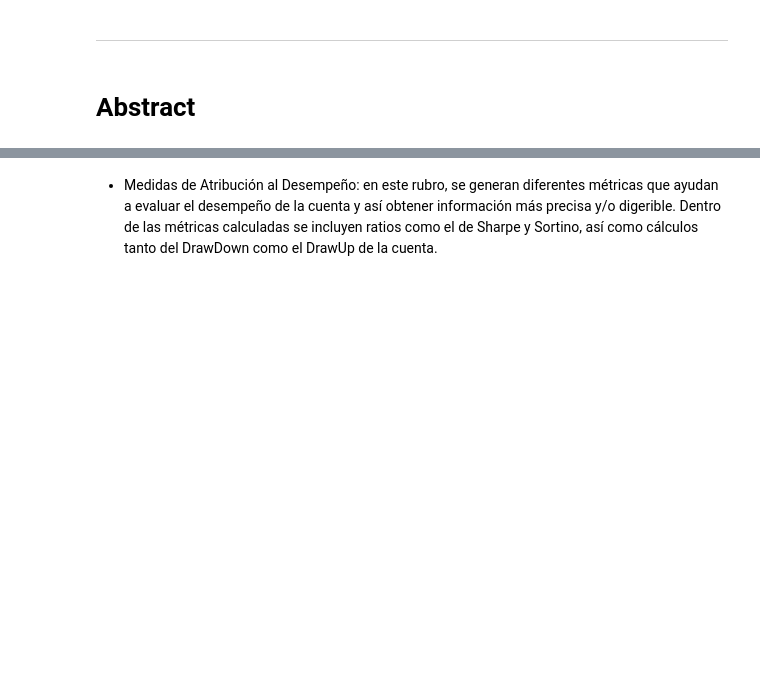
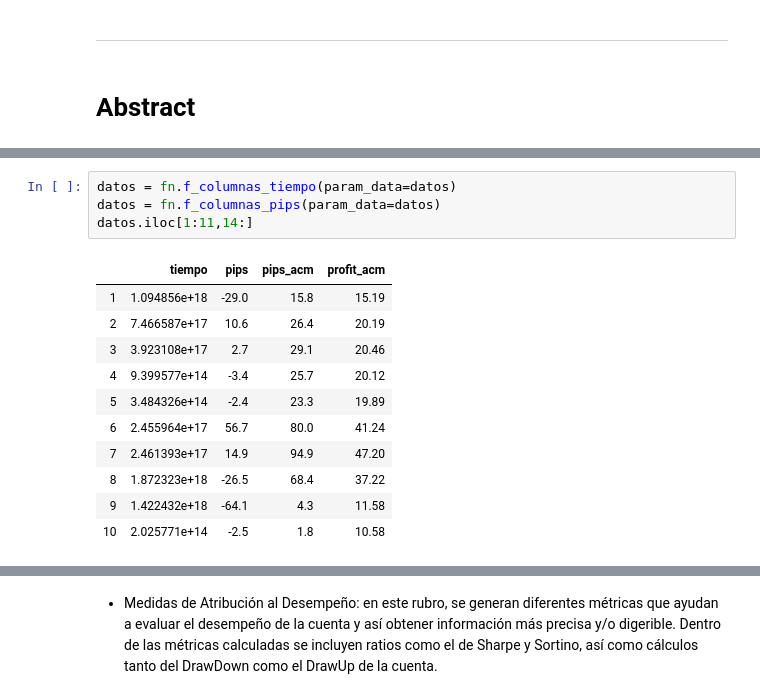
Before and after one commit to mauanaya/LAB_2_VMAA, a Jupyter notebook: LAB_2_VMAA_Notebook.ipynb, the cells around one changed output, grey strips where cells are left out. Cells and saved outputs as stored; diff of their text form; blank space fills up the shorter version.

```diff
--- a/LAB_2_VMAA_Notebook.ipynb
+++ b/LAB_2_VMAA_Notebook.ipynb
@@ -213,0 +74,16 @@ df_1_tabla|df_2_ranking
+# %%
+datos = fn.f_columnas_tiempo(param_data=datos)
+datos = fn.f_columnas_pips(param_data=datos)
+datos.iloc[1:11,14:]
+# %% [output]
+|  | tiempo | pips | pips_acm | profit_acm |
+| 1 | 1.094856e+18 | -29.0 | 15.8 | 15.19 |
+| 2 | 7.466587e+17 | 10.6 | 26.4 | 20.19 |
+| 3 | 3.923108e+17 | 2.7 | 29.1 | 20.46 |
+| 4 | 9.399577e+14 | -3.4 | 25.7 | 20.12 |
+| 5 | 3.484326e+14 | -2.4 | 23.3 | 19.89 |
+| 6 | 2.455964e+17 | 56.7 | 80.0 | 41.24 |
+| 7 | 2.461393e+17 | 14.9 | 94.9 | 47.20 |
+| 8 | 1.872323e+18 | -26.5 | 68.4 | 37.22 |
+| 9 | 1.422432e+18 | -64.1 | 4.3 | 11.58 |
+| 10 | 2.025771e+14 | -2.5 | 1.8 | 10.58 |
```
Also changed, not shown: parts of 69 cells of this notebook, 4 other files.
